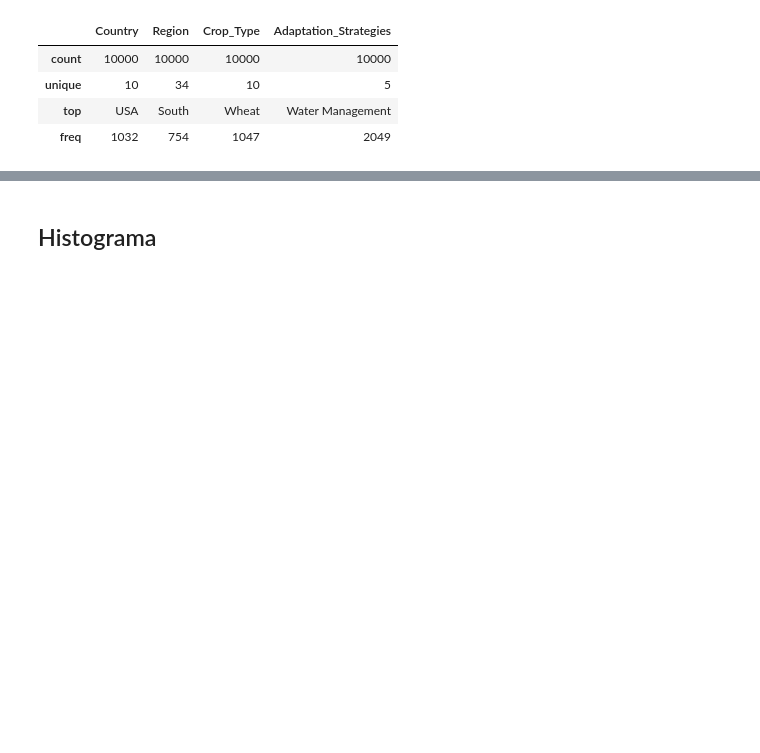
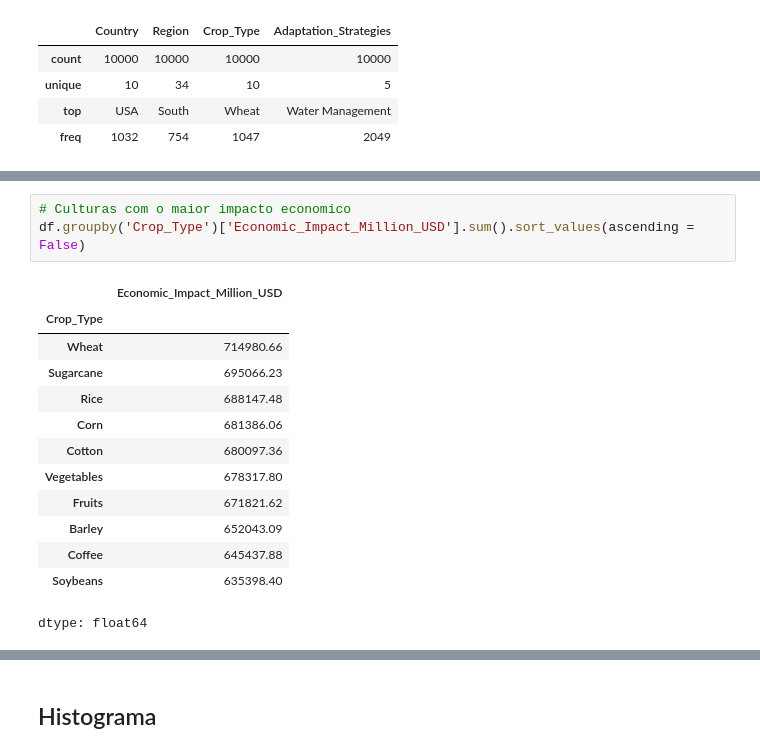
Before and after one commit to johnOliveiraLima/clima_change, a Jupyter notebook: Agro.ipynb, the cells around one changed output, grey strips where cells are left out. Saved outputs shown, nothing was run; the diff lists cells and outputs as text; blank space fills up the shorter version.

```diff
--- a/Agro.ipynb
+++ b/Agro.ipynb
@@ -97,0 +313,17 @@ df.describe(include = [object])
+# %%
+# Culturas com o maior impacto economico
+df.groupby('Crop_Type')['Economic_Impact_Million_USD'].sum().sort_values(ascending = False)
+# %% [output]
+|  | Economic_Impact_Million_USD |
+| Crop_Type |  |
+| Wheat | 714980.66 |
+| Sugarcane | 695066.23 |
+| Rice | 688147.48 |
+| Corn | 681386.06 |
+| Cotton | 680097.36 |
+| Vegetables | 678317.80 |
+| Fruits | 671821.62 |
+| Barley | 652043.09 |
+| Coffee | 645437.88 |
+| Soybeans | 635398.40 |
+dtype: float64
```
Also changed, not shown: parts of 37 cells of this notebook.
